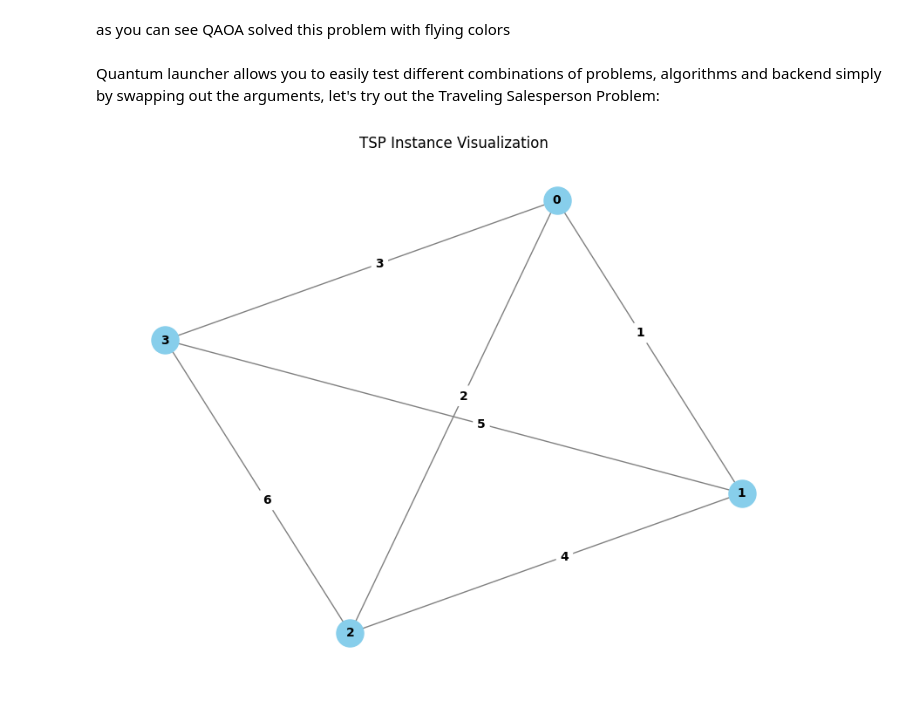
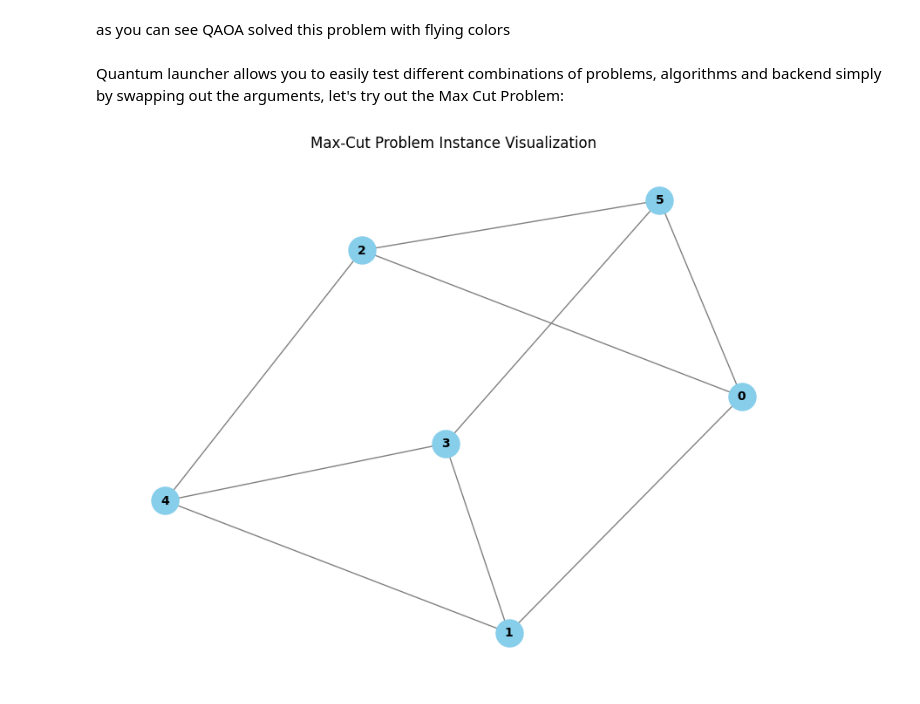
Before and after one commit to PCSS-Quantum/QLauncher, a Jupyter notebook: docs/tutorials/Backends/Qiskit.ipynb, the cells around one changed output. Saved outputs shown, nothing was run; the diff lists cells and outputs as text; code cells hidden in the pictures.

```diff
--- a/docs/tutorials/Backends/Qiskit.ipynb
+++ b/docs/tutorials/Backends/Qiskit.ipynb
@@ -47,14 +47,14 @@ pr.visualize(result.best_bitstring[::-1])
 # %% [markdown]
 as you can see QAOA solved this problem with flying colors
 # %% [markdown]
-Quantum launcher allows you to easily test different combinations of problems, algorithms and backend simply by swapping out the arguments, let's try out the Traveling Salesperson Problem:
+Quantum launcher allows you to easily test different combinations of problems, algorithms and backend simply by swapping out the arguments, let's try out the Max Cut Problem:
 # %%
-from quantum_launcher.problems import TSP
+from quantum_launcher.problems import MaxCut
 
-pr = TSP.from_preset(instance_name="default")
+pr = MaxCut.from_preset("default")
 pr.visualize()
 # %% [output]
-[figure, old version]
+[figure, new version]
 # %%
 launcher = QuantumLauncher(pr,alg,backend)
 result = launcher.run()
```
Also changed, not shown: parts of 2 cells of this notebook, 5 other files.
